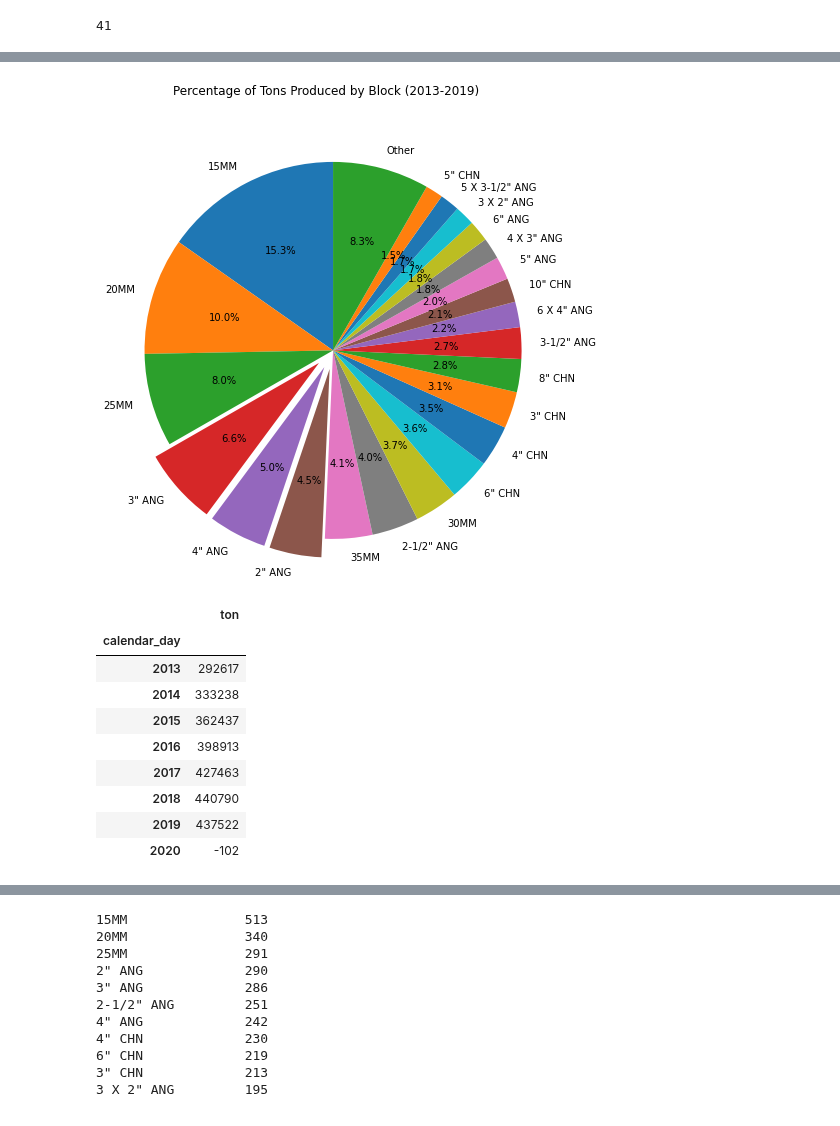
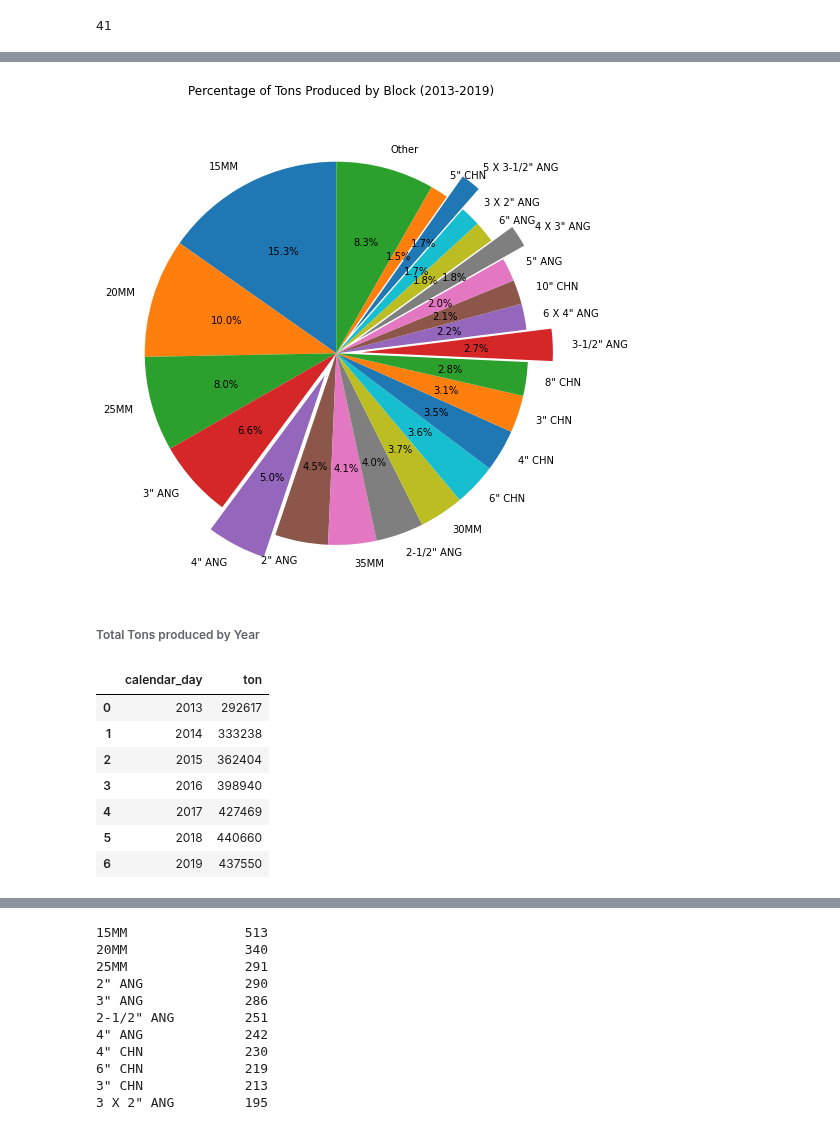
Before and after one commit to jvac06/pft, a Jupyter notebook: scripts/prod_eda.ipynb, the cells around one changed output, grey strips where cells are left out. Saved outputs shown, nothing was run; the diff lists cells and outputs as text; code cells hidden in the pictures.

```diff
--- a/scripts/prod_eda.ipynb
+++ b/scripts/prod_eda.ipynb
@@ -94,31 +124,36 @@ total_blocks = top22.append(bottom19)
 # %%
 #PieChart by Block
 fig_dims = (8,8)
 fig, ax1 = plt.subplots(figsize=fig_dims)
 fig.suptitle("Percentage of Tons Produced by Block (2013-2019)")
 explode = [0 for block in range(23)]
-explode[3:6] = [0.1, 0.1, 0.1]
+explode[4] = 0.13
+explode[13] = 0.13
+explode[17:21] = [0.13,0,0,0.135]
 
 #Create plot & title
 ax1.pie(total_blocks, labels=total_blocks.index, autopct='%1.1f%%', shadow=False, startangle=90, explode=explode)
 ax1.axis('equal')
 
 plt.show()
+#blocks near 4" ANG (requested by business): 5X3-1/2", 5X3", FT, 4X3" and 3-1/2"
 # %% [output]
-[figure, old version]
+[figure, new version]
+# %% [markdown]
+###### Total Tons produced by Year
 # %%
-#Production Blocks by Week 2013-2019
-weekly_prod = prod_reduced.resample("W", on="calendar_day").sum()
-weekly_prod.groupby(weekly_prod.index.year).sum()
-#put into bar chart
+#Production Blocks by Month 2013-2019
+mon_prod = prod_reduced.resample("M", on="calendar_day").sum()
+tot_year = mon_prod.groupby(mon_prod.index.year).sum()
+tot_year = tot_year.reset_index()
+tot_year
+tot_year
 # %% [output]
-|  | ton |
-| calendar_day |  |
-| 2013 | 292617 |
-| 2014 | 333238 |
-| 2015 | 362437 |
-| 2016 | 398913 |
-| 2017 | 427463 |
-| 2018 | 440790 |
-| 2019 | 437522 |
-| 2020 | -102 |
+|  | calendar_day | ton |
+| 0 | 2013 | 292617 |
+| 1 | 2014 | 333238 |
+| 2 | 2015 | 362404 |
+| 3 | 2016 | 398940 |
+| 4 | 2017 | 427469 |
+| 5 | 2018 | 440660 |
+| 6 | 2019 | 437550 |
```
Also changed, not shown: parts of 16 cells of this notebook.
